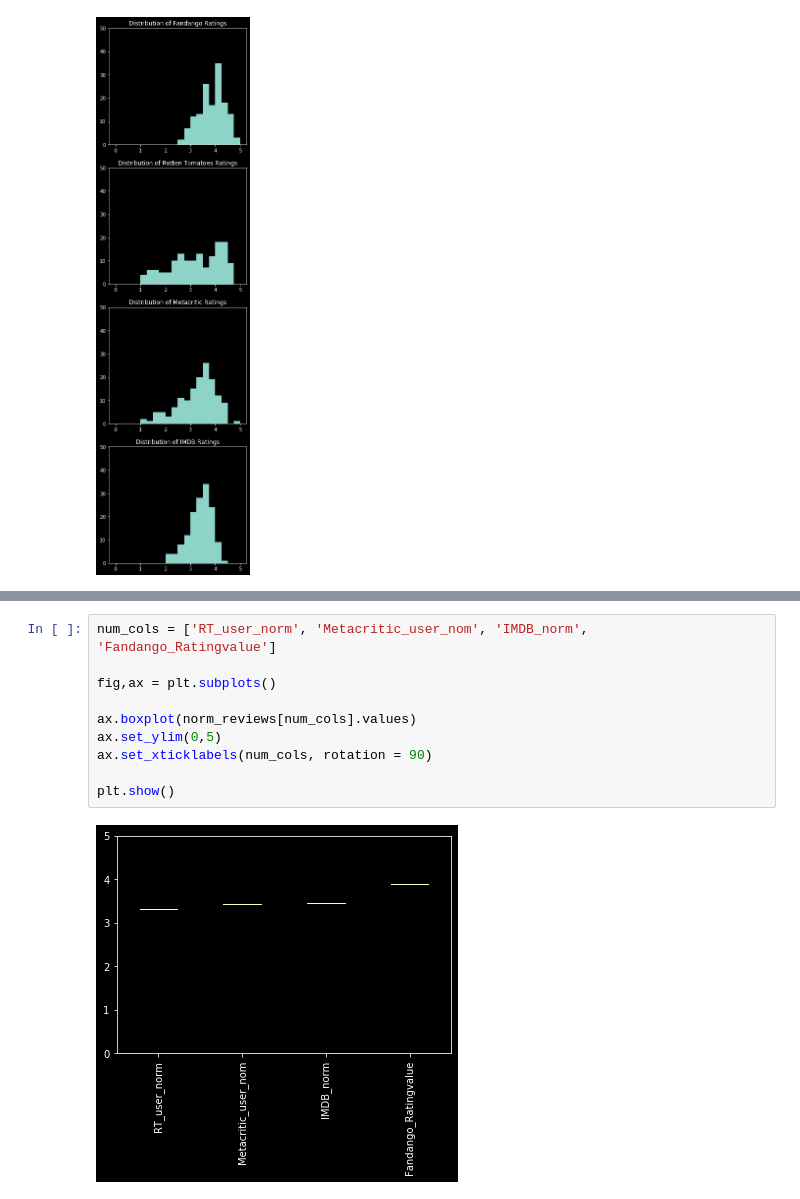
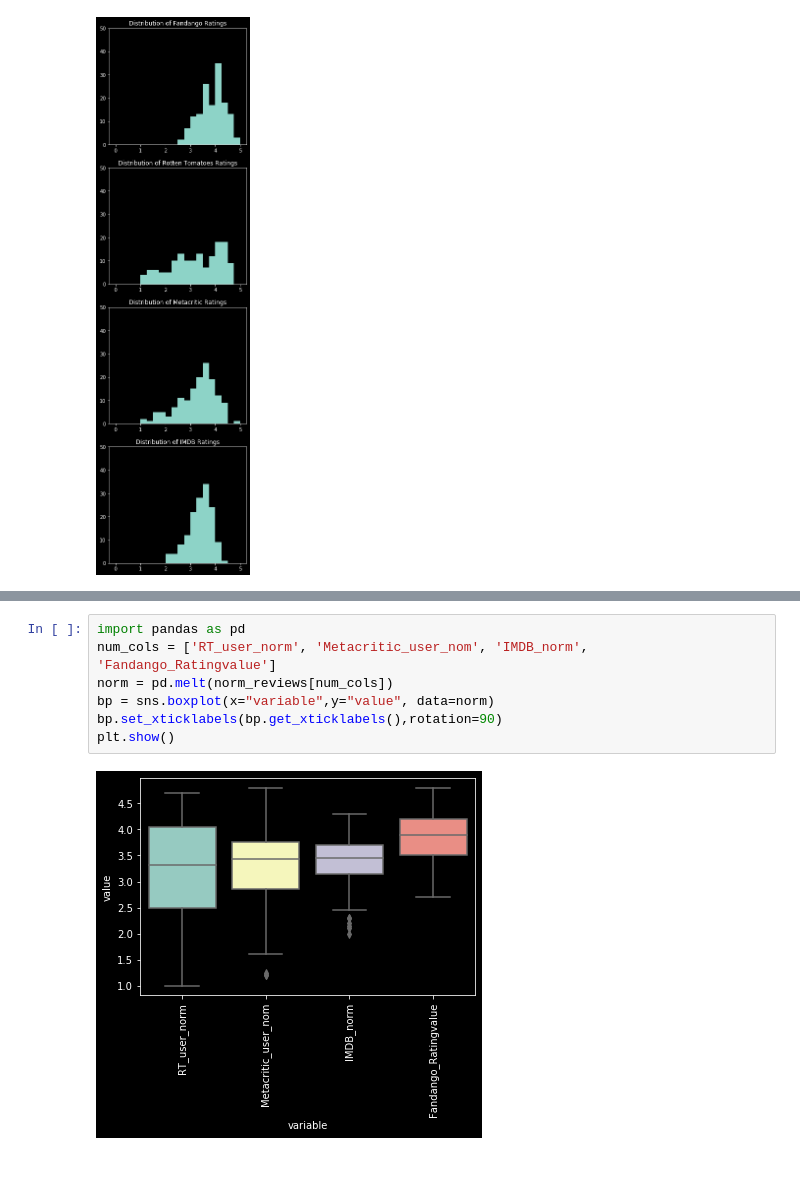
Before and after one commit to kevinkii/dataquest4-summary, a Jupyter notebook: dataquest4-summary.ipynb, the cells around one changed output, grey strips where cells are left out. Drawn from its saved outputs; the diff is of its cells as text; blank space fills up the shorter version.

```diff
--- a/dataquest4-summary.ipynb
+++ b/dataquest4-summary.ipynb
@@ -250,12 +249,9 @@ plt.show()
-# %%
-num_cols = ['RT_user_norm', 'Metacritic_user_nom', 'IMDB_norm', 'Fandango_Ratingvalue']
-
-fig,ax = plt.subplots()
-
-ax.boxplot(norm_reviews[num_cols].values)
-ax.set_ylim(0,5)
-ax.set_xticklabels(num_cols, rotation = 90)
-
-plt.show()
-# %% [output]
-[figure, removed]
+# %%
+import pandas as pd
+num_cols = ['RT_user_norm', 'Metacritic_user_nom', 'IMDB_norm', 'Fandango_Ratingvalue']
+norm = pd.melt(norm_reviews[num_cols])
+bp = sns.boxplot(x="variable",y="value", data=norm)
+bp.set_xticklabels(bp.get_xticklabels(),rotation=90)
+plt.show()
+# %% [output]
+[figure, added]
```
Also changed, not shown: parts of 1 cell of this notebook, 1 other file.
